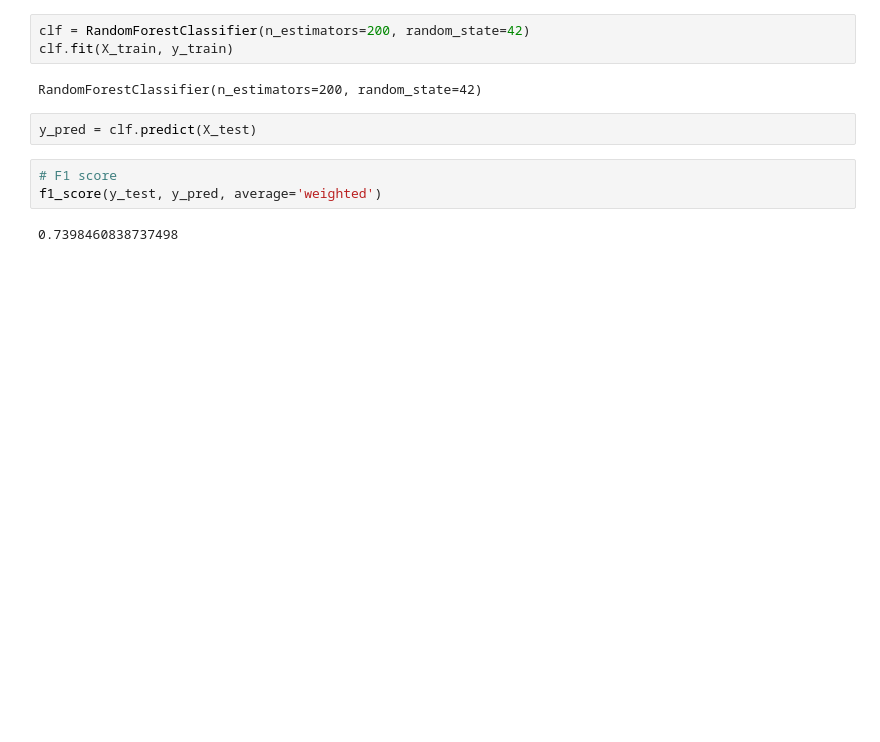
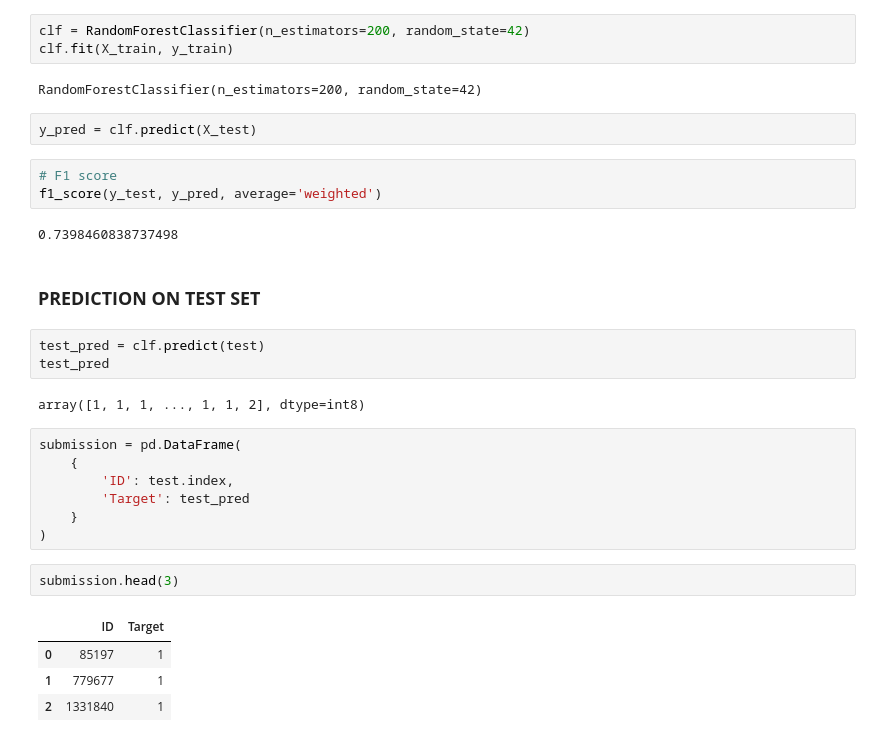
Before and after one commit to AduragbemiOyinlola/TCHC, a Jupyter notebook: crop_health.ipynb, the cells around one changed output. Cells and saved outputs as stored; diff of their text form; blank space fills up the shorter version.

Commit message:
Prediction on test set

```diff
--- a/crop_health.ipynb
+++ b/crop_health.ipynb
@@ -348,3 +349,24 @@ y_pred = clf.predict(X_test)
 f1_score(y_test, y_pred, average='weighted')
 # %% [output]
 0.7398460838737498
+# %% [markdown]
+### **PREDICTION ON TEST SET**
+# %%
+test_pred = clf.predict(test)
+test_pred
+# %% [output]
+array([1, 1, 1, ..., 1, 1, 2], dtype=int8)
+# %%
+submission = pd.DataFrame(
+    {
+        'ID': test.index,
+        'Target': test_pred
+    }
+)
+# %%
+submission.head(3)
+# %% [output]
+|  | ID | Target |
+| 0 | 85197 | 1 |
+| 1 | 779677 | 1 |
+| 2 | 1331840 | 1 |
```
Also changed, not shown: parts of 3 cells of this notebook.
